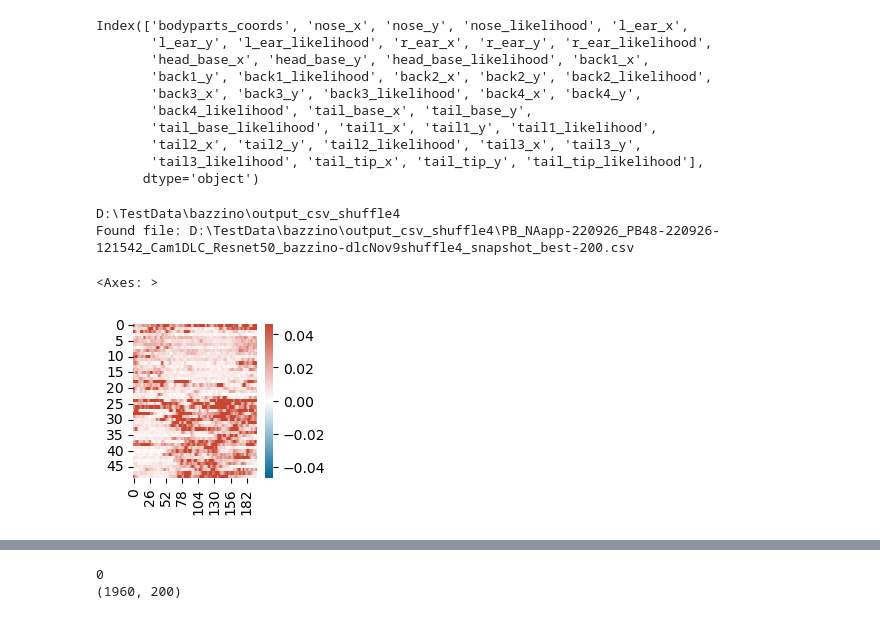
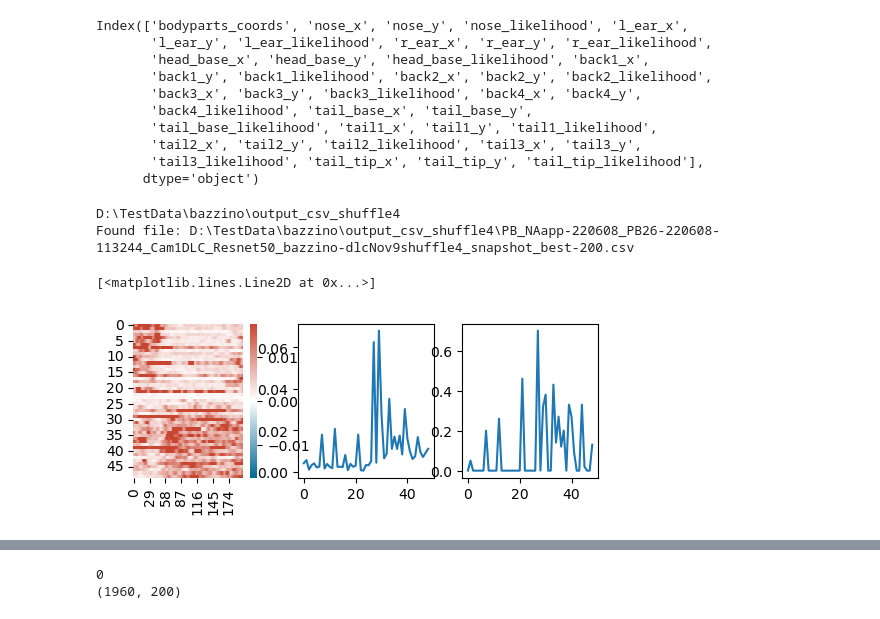
Before and after one commit to jaimemcc/bazzino, a Jupyter notebook: notebooks/assemble_dlc_data.ipynb, the cells around one changed output, grey strips where cells are left out. Cells and saved outputs as stored; diff of their text form; code cells hidden in the pictures.

```diff
--- a/notebooks/assemble_dlc_data.ipynb
+++ b/notebooks/assemble_dlc_data.ipynb
@@ -65,8 +65,8 @@ def get_movement(stub, dlcfolder):
     df = interpolate_low_likehood(df, threshold=0.6)
     movement = calc_bodypart_movement(df,
                                       # weight_by_zscore=True,
-                                      include_bodyparts=["r_ear", "l_ear", "nose", "head_base"],
-                                      smooth_method="gaussian", smooth_window=5,
+                                      include_bodyparts=["r_ear", "l_ear", "head_base"],
+                                      smooth_method="gaussian", smooth_window=10,
                                       )
 
     return movement
@@ -81,39 +81,55 @@ def get_stillness(stub, dlcfolder):
 # %%
 ## For testing purposes
 stub = "PB71-221123-113609"
 # stub = "PB75-221123-140659" #0.45, deplete
 stub = "PB61-221024-110730" #0.10, deplete
-stub = "PB71-221123-113609" #0.45, deplete
+
 stub = "PB26-220608-113244" #0.45, deplete
 stub = "PB75-221123-140659" #0.45, deplete
 stub = "PB73-221123-131413" #0.45, deplete
 stub = "PB48-220926-121542" #0.45, deplete
+stub = "PB26-220608-113244" #0.45, deplete
+stub = "PB71-221123-113609" #0.45, deplete
+stub = "PB26-220608-113244" #0.45, deplete
 
 snips = get_behav_snips(solenoid_ts=get_ttls(stub, DATAFOLDER, TANKFOLDER),
                         behav_vector=get_movement(stub, DLCFOLDER),
                         # zscore_to_entire_snips=True,
                         # zscore_to_baseline=True
 )
 
 def scale_vlim_to_data(snips, percentile=99):
     # Get the vlim values for the heatmap based on the data distribution
     vlim = np.percentile(np.abs(snips), percentile)
     return -vlim, vlim
 
 pc = 90
 
-f, ax = plt.subplots(figsize=(2, 2))
+def get_time_moving(snips, threshold=1):
+
+    moving = []
+    for i in range(snips.shape[0]):
+        snip = snips[i, 50:150]
+        tmp = len([x for x in snip if x > threshold]) / len(snip)
+        moving.append(tmp)
+
+    return np.array(moving)
+
+f, ax = plt.subplots(figsize=(6, 2), ncols=3)
 sns.heatmap(snips,
             vmin=scale_vlim_to_data(snips, percentile=pc)[0],
             vmax=scale_vlim_to_data(snips, percentile=pc)[1],
-            ax=ax,
+            ax=ax[0],
             cmap=custom_cmap
             )
+
+ax[1].plot(np.mean(snips[:,50:150], axis=1))
+ax[2].plot(get_time_moving(snips, threshold=0.018))
 # %% [output]
 D:\TestData\bazzino\output_csv_shuffle4
-Found file: D:\TestData\bazzino\output_csv_shuffle4\PB_NAapp-220926_PB48-220926-121542_Cam1DLC_Resnet50_bazzino-dlcNov9shuffle4_snapshot_best-200.csv
+Found file: D:\TestData\bazzino\output_csv_shuffle4\PB_NAapp-220608_PB26-220608-113244_Cam1DLC_Resnet50_bazzino-dlcNov9shuffle4_snapshot_best-200.csv
-<Axes: >
+[<matplotlib.lines.Line2D at 0x...>]
-[figure, old version]
+[figure, new version]
 # %%
 def tweak_x_array(x_array):
 
```
Also changed, not shown: parts of 1 cell of this notebook, 1 other file.
